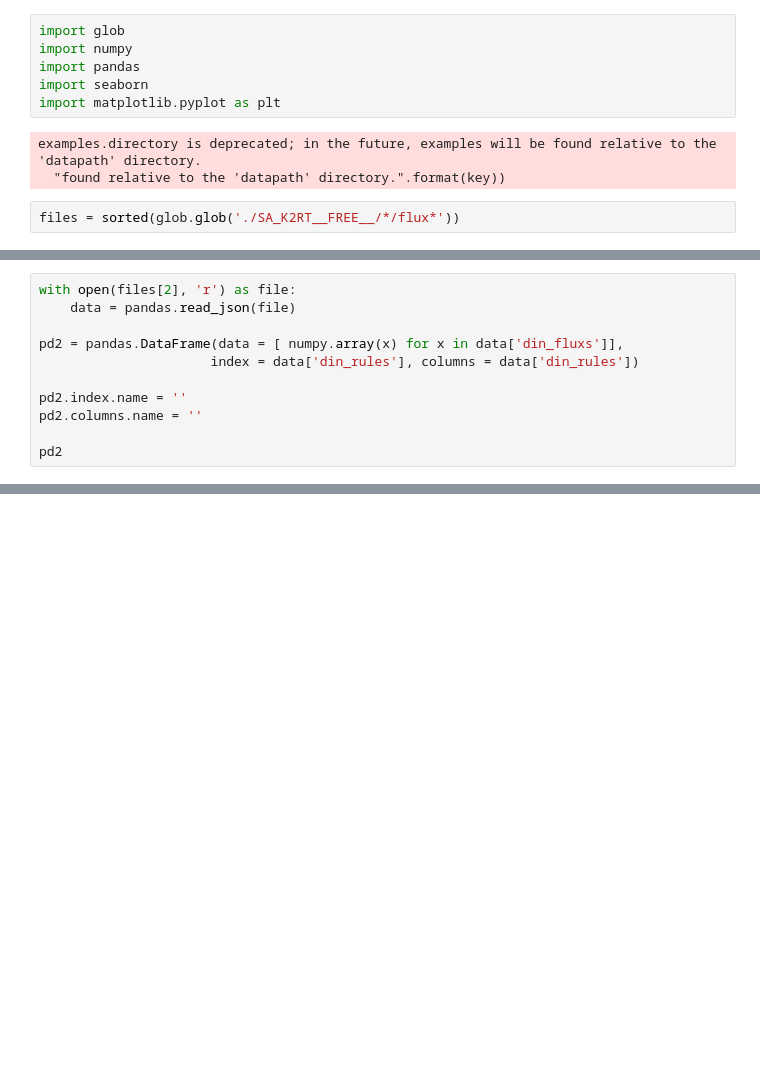
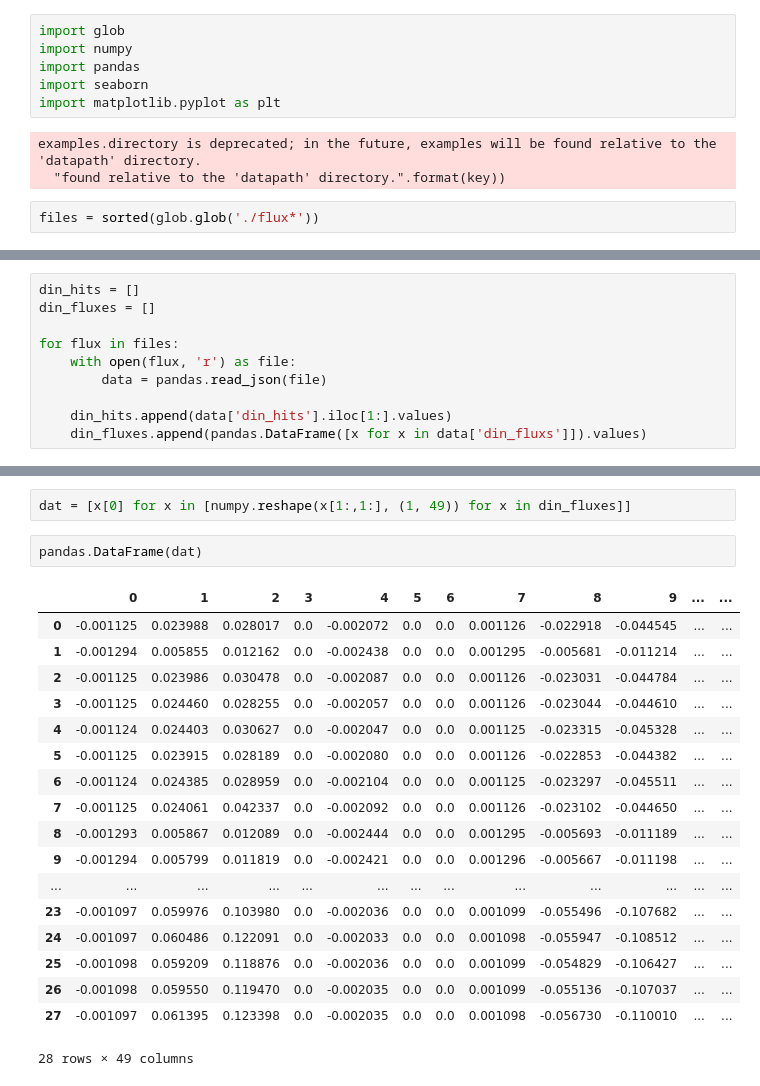
Before and after one commit to glucksfall/sterope, a Jupyter notebook: example/kasim/analysis.ipynb, the cells around one changed output, grey strips where cells are left out. Saved outputs shown, nothing was run; the diff lists cells and outputs as text; blank space fills up the shorter version.

```diff
--- a/example/kasim/analysis.ipynb
+++ b/example/kasim/analysis.ipynb
@@ -8,7 +8,7 @@ import matplotlib.pyplot as plt
 examples.directory is deprecated; in the future, examples will be found relative to the 'datapath' directory.
   "found relative to the 'datapath' directory.".format(key))
 # %%
-files = sorted(glob.glob('./SA_K2RT__FREE__/*/flux*'))
+files = sorted(glob.glob('./flux*'))
 # %%
 files
 # %% [output]
@@ -48,11 +46,10 @@ pd1
 # %%
-with open(files[2], 'r') as file:
-    data = pandas.read_json(file)
+din_hits = []
+din_fluxes = []
 
-pd2 = pandas.DataFrame(data = [ numpy.array(x) for x in data['din_fluxs']],
-                      index = data['din_rules'], columns = data['din_rules'])
+for flux in files:
+    with open(flux, 'r') as file:
+        data = pandas.read_json(file)
 
-pd2.index.name = ''
-pd2.columns.name = ''
-
-pd2
+    din_hits.append(data['din_hits'].iloc[1:].values)
+    din_fluxes.append(pandas.DataFrame([x for x in data['din_fluxs']]).values)
@@ -82,0 +92,23 @@ pd1 / pd2
+# %%
+dat = [x[0] for x in [numpy.reshape(x[1:,1:], (1, 49)) for x in din_fluxes]]
+# %%
+pandas.DataFrame(dat)
+# %% [output]
+|  | 0 | 1 | 2 | 3 | 4 | 5 | 6 | 7 | 8 | 9 | ... | ... |
+| 0 | -0.001125 | 0.023988 | 0.028017 | 0.0 | -0.002072 | 0.0 | 0.0 | 0.001126 | -0.022918 | -0.044545 | ... | ... |
+| 1 | -0.001294 | 0.005855 | 0.012162 | 0.0 | -0.002438 | 0.0 | 0.0 | 0.001295 | -0.005681 | -0.011214 | ... | ... |
+| 2 | -0.001125 | 0.023986 | 0.030478 | 0.0 | -0.002087 | 0.0 | 0.0 | 0.001126 | -0.023031 | -0.044784 | ... | ... |
+| 3 | -0.001125 | 0.024460 | 0.028255 | 0.0 | -0.002057 | 0.0 | 0.0 | 0.001126 | -0.023044 | -0.044610 | ... | ... |
+| 4 | -0.001124 | 0.024403 | 0.030627 | 0.0 | -0.002047 | 0.0 | 0.0 | 0.001125 | -0.023315 | -0.045328 | ... | ... |
+| 5 | -0.001125 | 0.023915 | 0.028189 | 0.0 | -0.002080 | 0.0 | 0.0 | 0.001126 | -0.022853 | -0.044382 | ... | ... |
+| 6 | -0.001124 | 0.024385 | 0.028959 | 0.0 | -0.002104 | 0.0 | 0.0 | 0.001125 | -0.023297 | -0.045511 | ... | ... |
+| 7 | -0.001125 | 0.024061 | 0.042337 | 0.0 | -0.002092 | 0.0 | 0.0 | 0.001126 | -0.023102 | -0.044650 | ... | ... |
+| 8 | -0.001293 | 0.005867 | 0.012089 | 0.0 | -0.002444 | 0.0 | 0.0 | 0.001295 | -0.005693 | -0.011189 | ... | ... |
+| 9 | -0.001294 | 0.005799 | 0.011819 | 0.0 | -0.002421 | 0.0 | 0.0 | 0.001296 | -0.005667 | -0.011198 | ... | ... |
+| ... | ... | ... | ... | ... | ... | ... | ... | ... | ... | ... | ... | ... |
+| 23 | -0.001097 | 0.059976 | 0.103980 | 0.0 | -0.002036 | 0.0 | 0.0 | 0.001099 | -0.055496 | -0.107682 | ... | ... |
+| 24 | -0.001097 | 0.060486 | 0.122091 | 0.0 | -0.002033 | 0.0 | 0.0 | 0.001098 | -0.055947 | -0.108512 | ... | ... |
+| 25 | -0.001098 | 0.059209 | 0.118876 | 0.0 | -0.002036 | 0.0 | 0.0 | 0.001099 | -0.054829 | -0.106427 | ... | ... |
+| 26 | -0.001098 | 0.059550 | 0.119470 | 0.0 | -0.002035 | 0.0 | 0.0 | 0.001099 | -0.055136 | -0.107037 | ... | ... |
+| 27 | -0.001097 | 0.061395 | 0.123398 | 0.0 | -0.002035 | 0.0 | 0.0 | 0.001098 | -0.056730 | -0.110010 | ... | ... |
+28 rows × 49 columns
```
Also changed, not shown: parts of 9 cells of this notebook, 4 other files.
